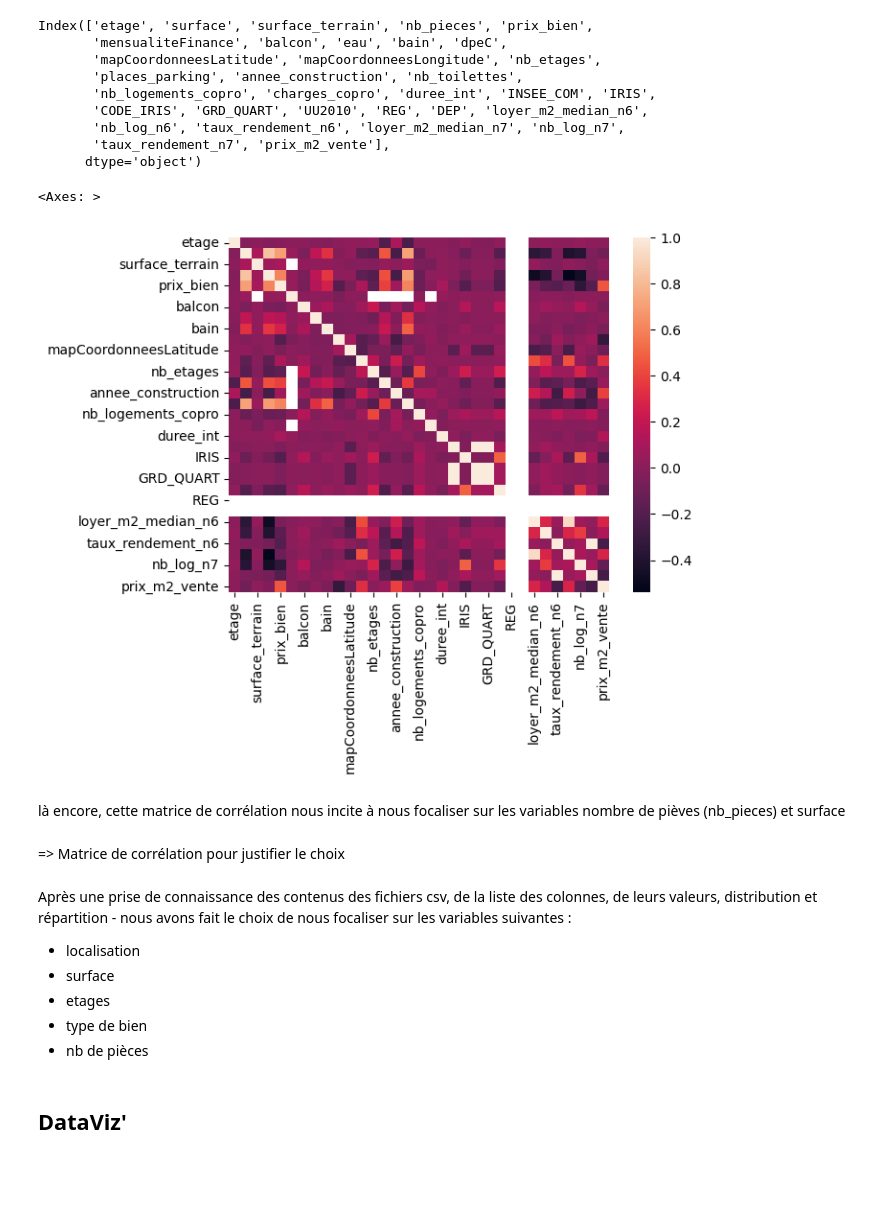
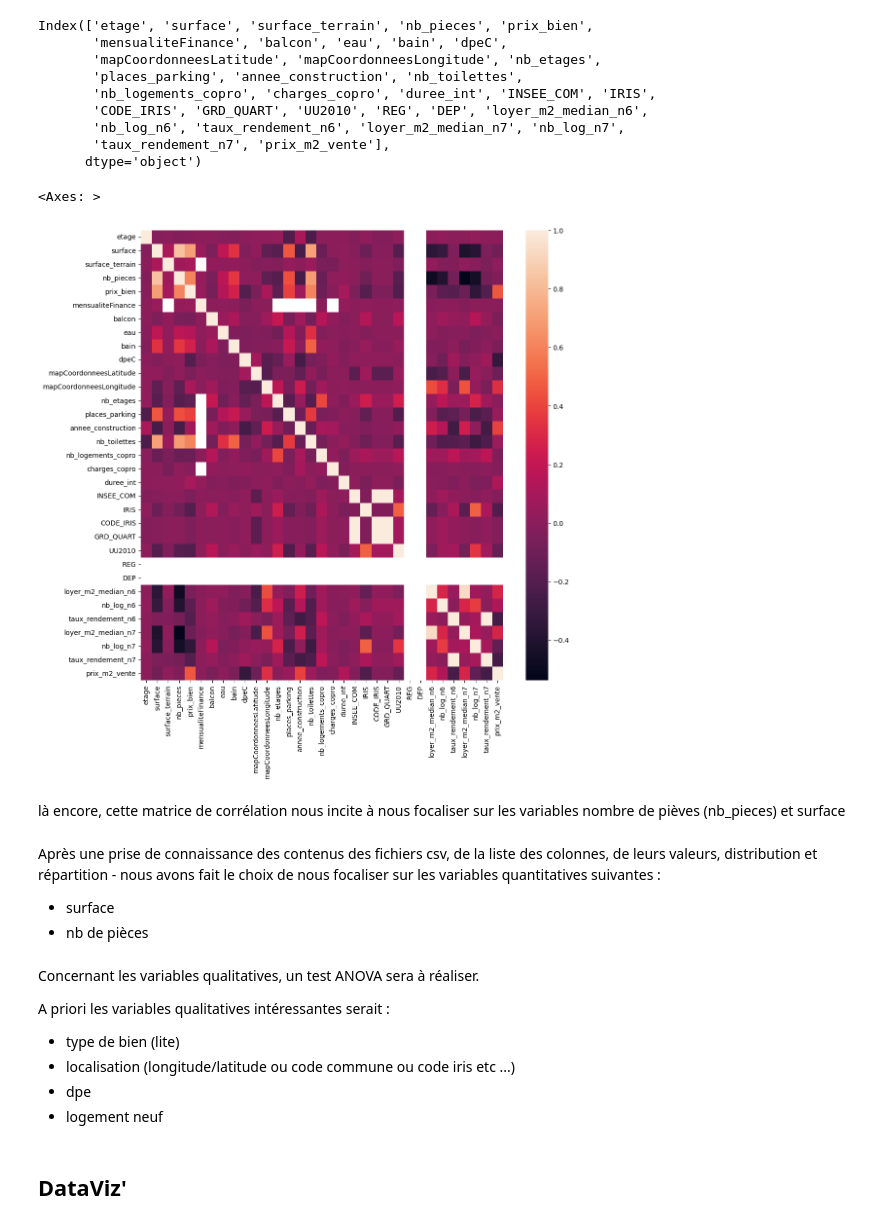
Before and after one commit to Hugues360/Projet_DS2025, a Jupyter notebook: Etape_1_Exploration_DataViz.ipynb, the cells around one changed output. Drawn from its saved outputs; the diff is of its cells as text; code cells hidden in the pictures; blank space fills up the shorter version.

```diff
--- a/Etape_1_Exploration_DataViz.ipynb
+++ b/Etape_1_Exploration_DataViz.ipynb
@@ -274,21 +276,25 @@ Index(['etage', 'surface', 'surface_terrain', 'nb_pieces', 'prix_bien',
        'taux_rendement_n7', 'prix_m2_vente'],
       dtype='object')
 # %%
+fig, ax = plt.subplots(figsize = (12,12))
 sns.heatmap(df_ventes_quanti.corr())
 # %% [output]
 <Axes: >
-[figure, old version]
+[figure, new version]
 # %% [markdown]
 là encore, cette matrice de corrélation nous incite à nous focaliser sur les variables nombre de pièves (nb_pieces) et surface
-# %% [markdown]
-=> Matrice de corrélation pour justifier le choix
 # %% [markdown]
-Après une prise de connaissance des contenus des fichiers csv, de la liste des colonnes, de leurs valeurs, distribution et répartition - nous avons fait le choix de nous focaliser sur les variables suivantes :
-- localisation
+Après une prise de connaissance des contenus des fichiers csv, de la liste des colonnes, de leurs valeurs, distribution et répartition - nous avons fait le choix de nous focaliser sur les variables quantitatives suivantes :
 - surface
-- etages
-- type de bien
 - nb de pièces
+# %% [markdown]
+Concernant les variables qualitatives, un test ANOVA sera à réaliser.
+
+A priori les variables qualitatives intéressantes serait :
+- type de bien (lite)
+- localisation (longitude/latitude ou code commune ou code iris etc ...)
+- dpe
+- logement neuf
 # %% [markdown]
 ## DataViz'
 # %% [markdown]
```
Also changed, not shown: parts of 30 cells of this notebook.
